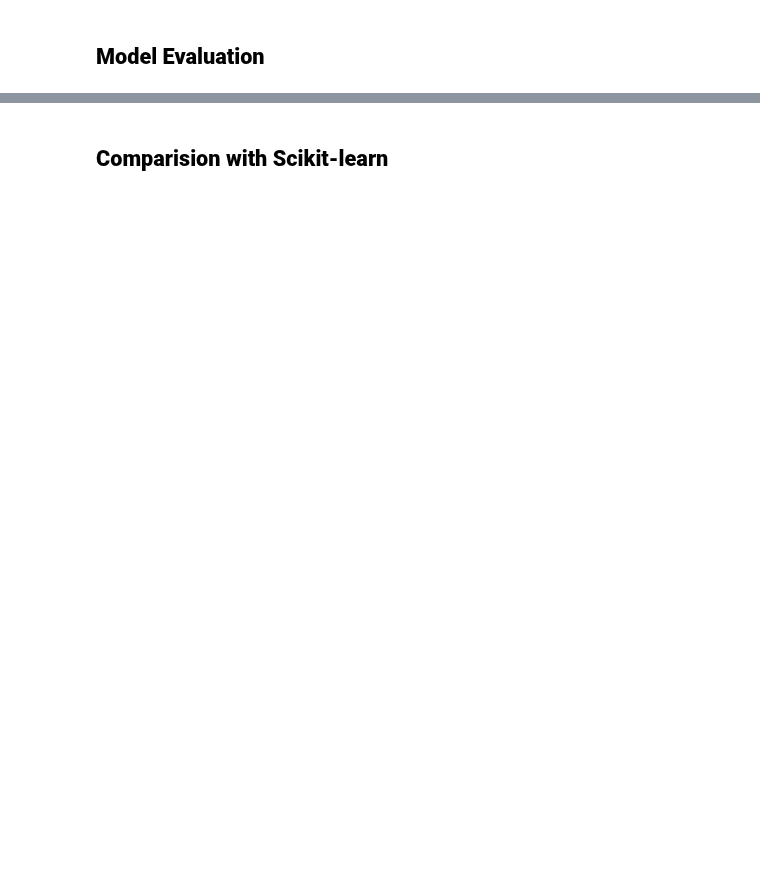
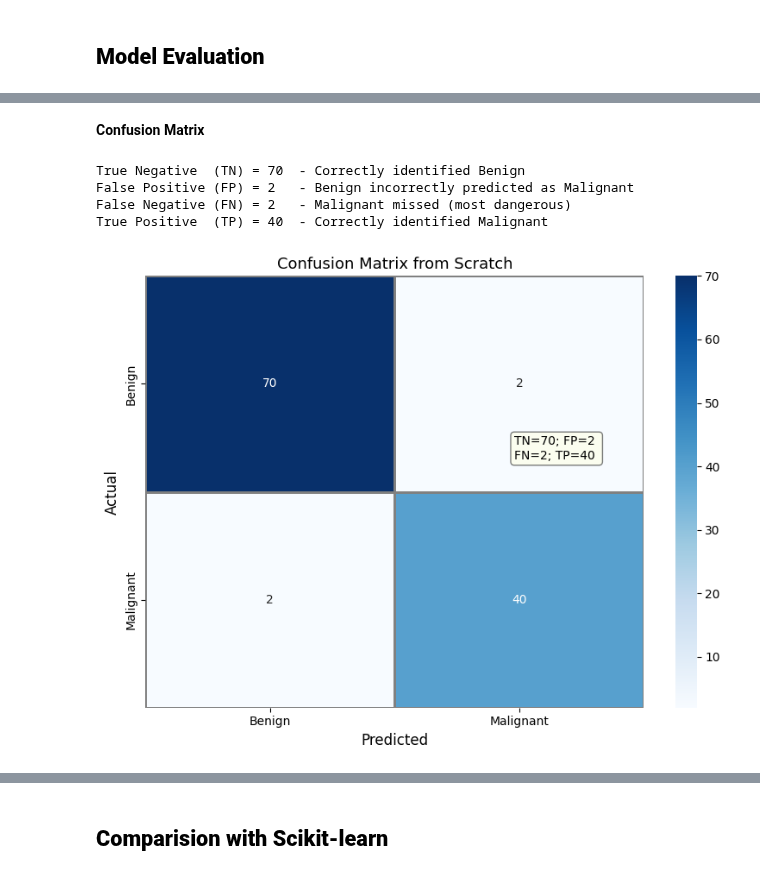
Before and after one commit to laveanfield/Logistic-Regression-from-Scratch, a Jupyter notebook: logistic_regression_breast_cancer.ipynb, the cells around one changed output, grey strips where cells are left out. Drawn from its saved outputs; the diff is of its cells as text; code cells hidden in the pictures; blank space fills up the shorter version.

```diff
--- a/logistic_regression_breast_cancer.ipynb
+++ b/logistic_regression_breast_cancer.ipynb
@@ -213,0 +329,15 @@ class LogisticRegressionScratch:
+# %%
+y_pred_test = model.predict(X_test_b)
+y_pred_val = model.predict(X_val_b)
+y_proba_test = model.predict_proba(X_test_b)
+
+acc_val = accuracy_score(y_val, y_pred_val)
+acc_test = accuracy_score(y_test, y_pred_test)
+auc = roc_auc_score(y_test, y_proba_test)
+
+print(f"Val  Accuracy : {acc_val*100:.4f}%")
+print(f"Test Accuracy : {acc_test*100:.4f}%")
+print(f"Test AUC-ROC  : {auc:.8f}")
+
+print("\nClassification Report:")
+print(classification_report(y_test, y_pred_test, target_names=['Benign (0)', 'Malignant (1)']))
@@ -213,0 +358,16 @@ class LogisticRegressionScratch:
+# %% [markdown]
+**Confusion Matrix**
+# %%
+fig = plot_confusion_matrix(y_test, y_pred_test, title="Confusion Matrix from Scratch")
+
+tn, fp, fn, tp = confusion_matrix(y_test, y_pred_test).ravel()
+print(f"True Negative  (TN) = {tn}  - Correctly identified Benign")
+print(f"False Positive (FP) = {fp}   - Benign incorrectly predicted as Malignant")
+print(f"False Negative (FN) = {fn}   - Malignant missed (most dangerous)")
+print(f"True Positive  (TP) = {tp}  - Correctly identified Malignant")
+# %% [output]
+True Negative  (TN) = 70  - Correctly identified Benign
+False Positive (FP) = 2   - Benign incorrectly predicted as Malignant
+False Negative (FN) = 2   - Malignant missed (most dangerous)
+True Positive  (TP) = 40  - Correctly identified Malignant
+[figure, added]
```
Also changed, not shown: parts of 55 cells of this notebook, 6 other files.
